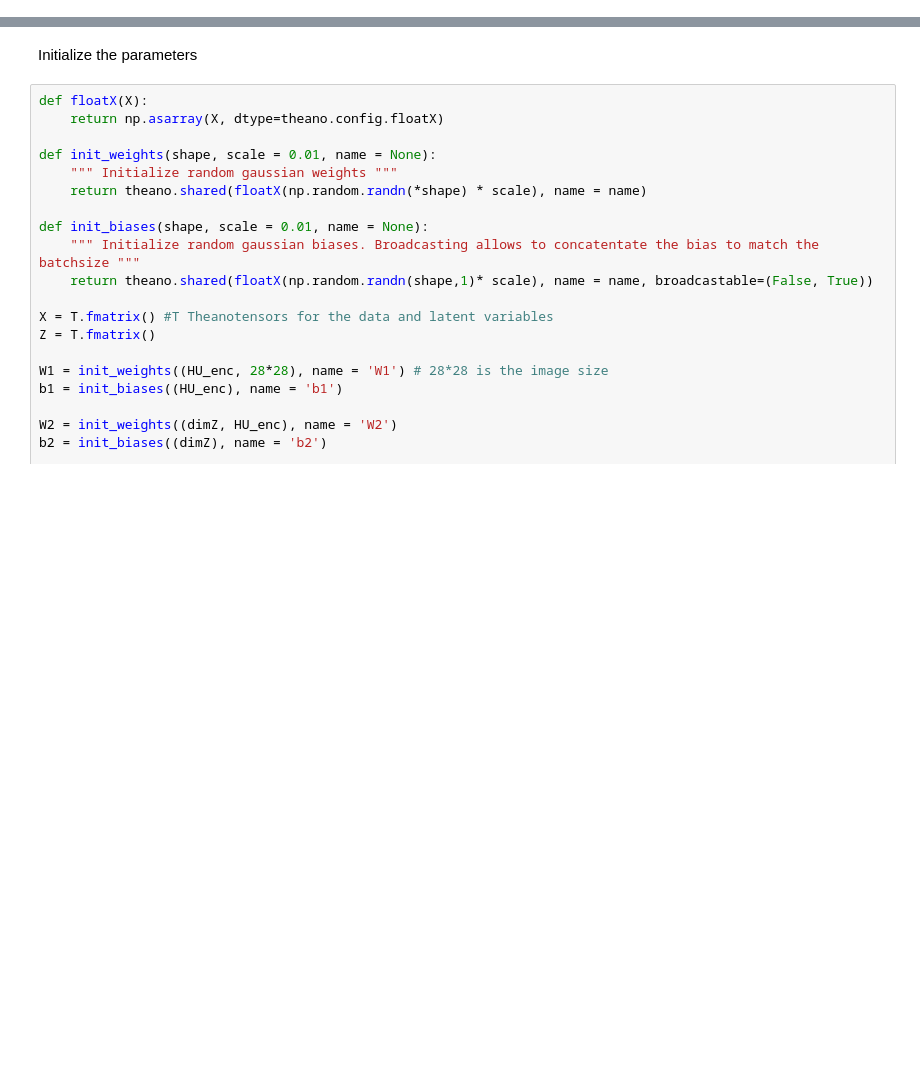
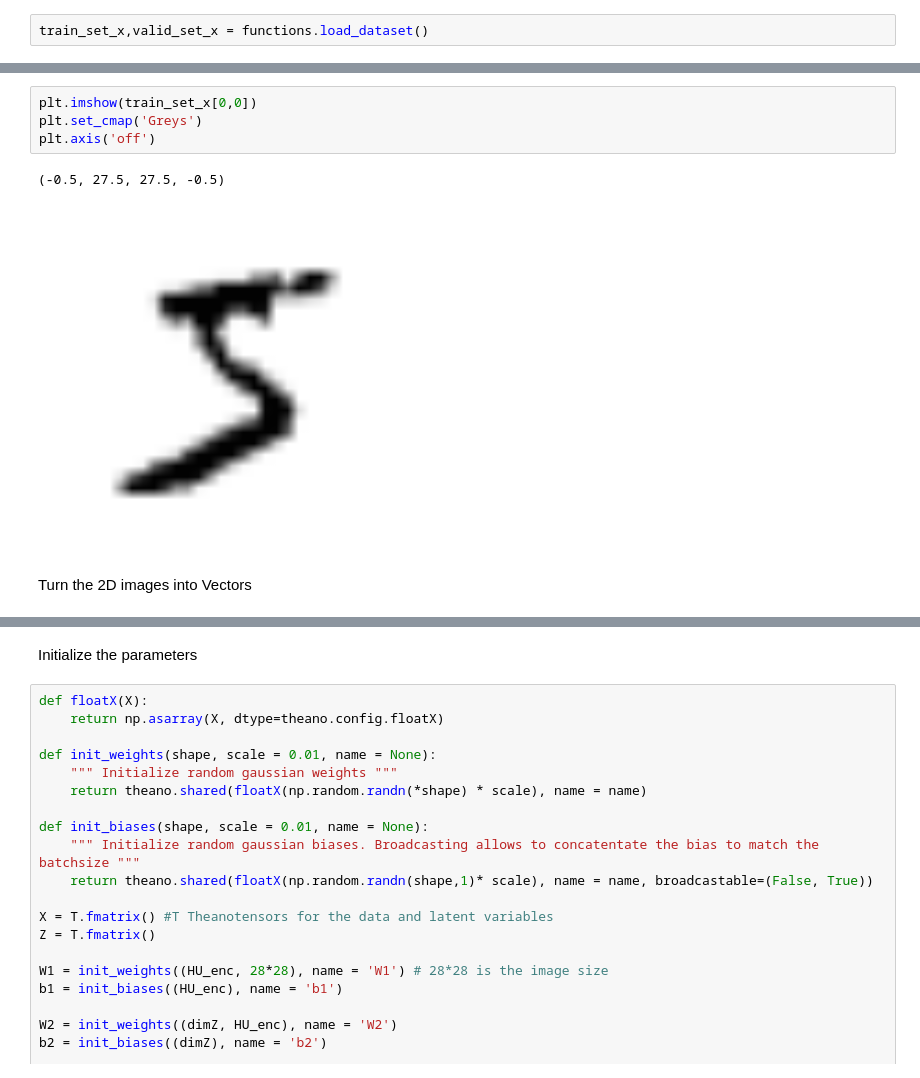
Before and after one commit to ASpeiser/Janelia_VAE_tut, a Jupyter notebook: VAE_script_nb.ipynb, the cells around one changed output, grey strips where cells are left out. Cells and saved outputs as stored; diff of their text form; blank space fills up the shorter version.

```diff
--- a/VAE_script_nb.ipynb
+++ b/VAE_script_nb.ipynb
@@ -27,0 +26,2 @@ Define the parameters and load the MNIST dataset
+# %%
+train_set_x,valid_set_x = functions.load_dataset()
@@ -27,0 +30,9 @@ Define the parameters and load the MNIST dataset
+# %%
+plt.imshow(train_set_x[0,0])
+plt.set_cmap('Greys')
+plt.axis('off')
+# %% [output]
+(-0.5, 27.5, 27.5, -0.5)
+[figure, added]
+# %% [markdown]
+Turn the 2D images into Vectors
```
Also changed, not shown: parts of 16 cells of this notebook, 1 other file.
